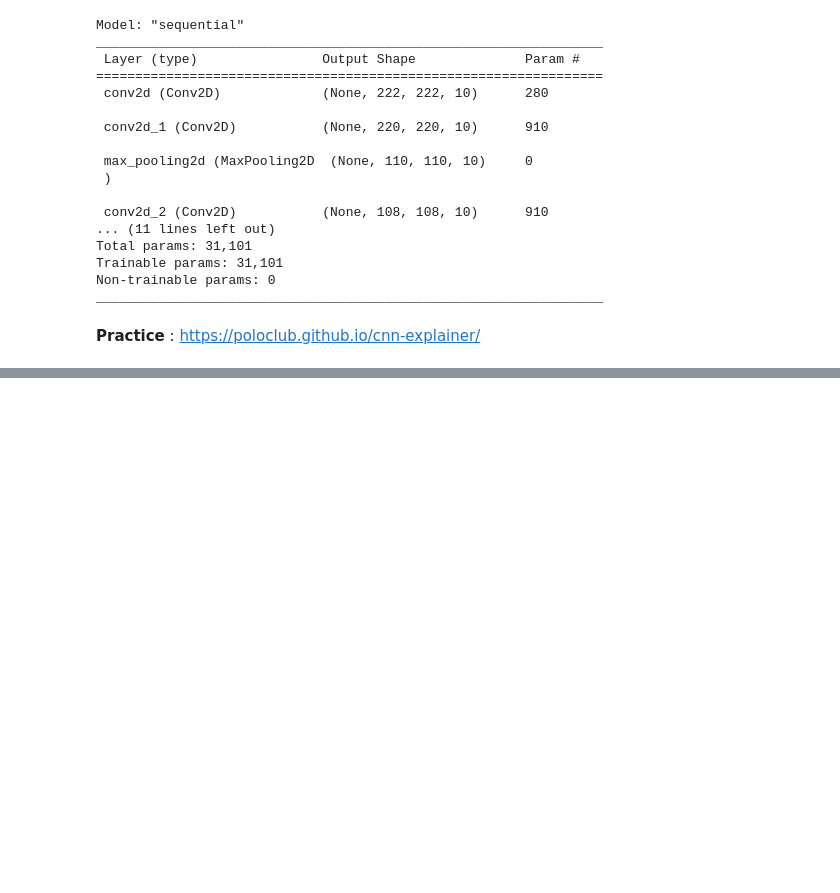
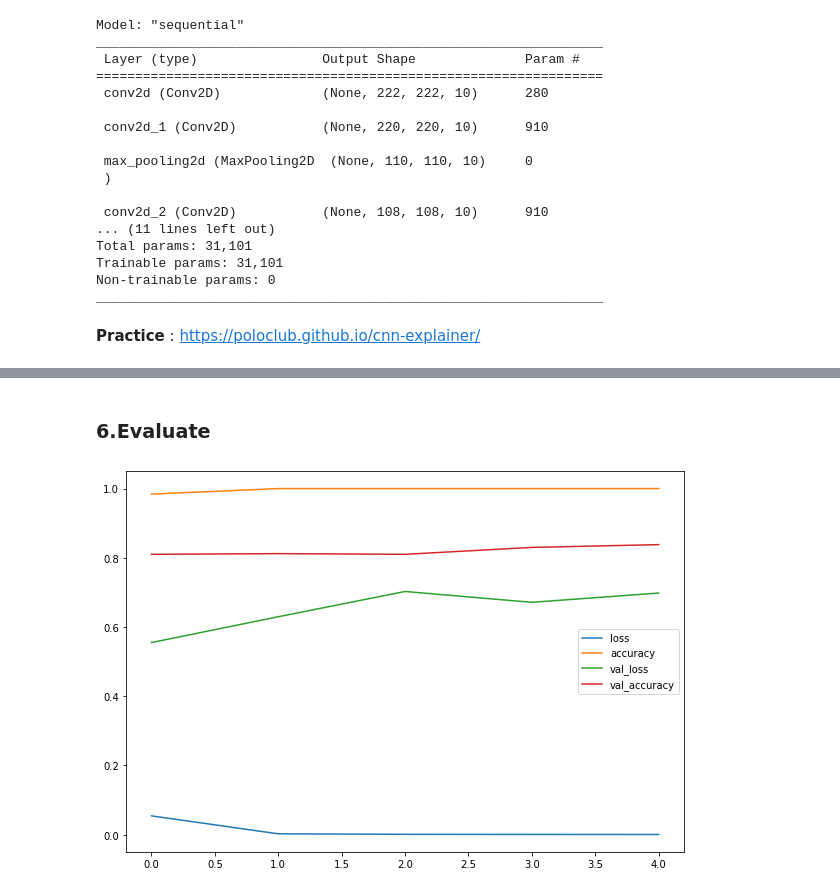
Before and after one commit to ThejakaSEP/Tensorflow_Certification, a Jupyter notebook: 03_ComputerVision_with_TF.ipynb, the cells around one changed output, grey strips where cells are left out. Drawn from its saved outputs; the diff is of its cells as text; code cells hidden in the pictures; blank space fills up the shorter version.

```diff
--- a/03_ComputerVision_with_TF.ipynb
+++ b/03_ComputerVision_with_TF.ipynb
@@ -256,0 +446,12 @@ _________________________________________________________________
+# %%
+# Load in our image data from directories and turn them into batches
+
+train_data = train_datagen.flow_from_directory(directory=train_dir,
+                           target_size=(224,224),
+                           class_mode='binary',
+                           batch_size=32)
+
+test_data = test_datagen.flow_from_directory(directory=test_dir,
+                      target_size=(224,224),
+                      class_mode='binary',
+                      batch_size=32)
@@ -256,0 +509,15 @@ _________________________________________________________________
+# %%
+# Create the model (Baseline)
+model_4 = Sequential([
+    Conv2D(filters=10, # Number of sliding windows going across an input
+            kernel_size=3, # Size of the sliding window going across an input
+            strides=1, # Size of the step the kernel takes across an input
+            padding='valid', # if 'same', output shape is same as input shape ,if 'valid', ouput shape gets compressed
+            activation='relu',
+            input_shape=(224,224,3)), # Input layer
+
+    Conv2D(10,3,activation='relu'),
+    Conv2D(10,3,activation='relu'),
+    Flatten(),
+    Dense(1,activation='sigmoid')
+])
@@ -256,0 +526,8 @@ _________________________________________________________________
+# %%
+
+#Compile the model
+model_4.compile(
+    loss = tf.keras.losses.BinaryCrossentropy(),
+    optimizer = Adam(),
+    metrics = ['accuracy']
+)
@@ -256,0 +563,7 @@ _________________________________________________________________
+# %%
+# Fit the model
+history_4 = model_4.fit(train_data,
+            epochs=5,
+            steps_per_epoch=len(train_data),
+            validation_data=test_data,
+            validation_steps=len(test_data))
@@ -256,0 +581,7 @@ _________________________________________________________________
+# %% [markdown]
+### 6.Evaluate
+# %%
+import pandas as pd
+pd.DataFrame(history_4.history).plot(figsize=(10,7));
+# %% [output]
+[figure, added]
```
Also changed, not shown: parts of 40 cells of this notebook.
